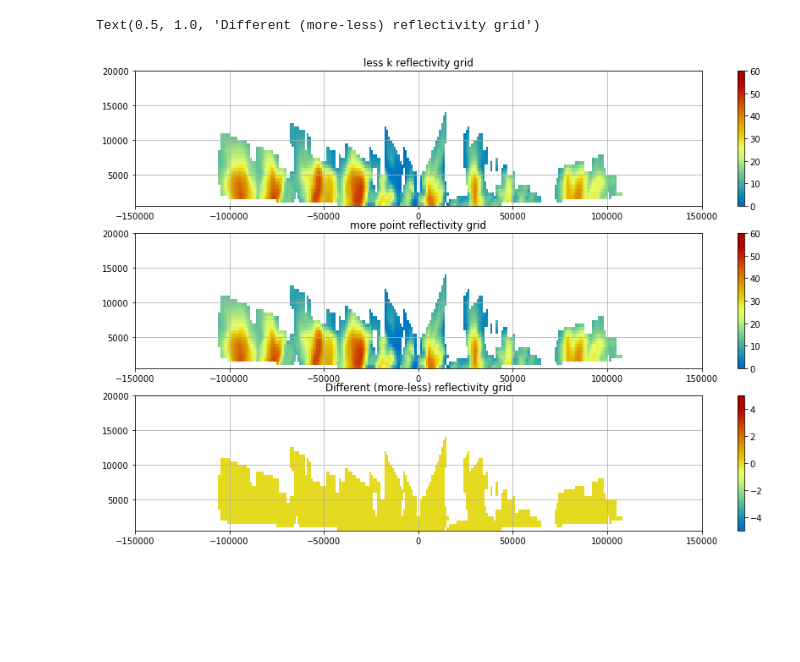
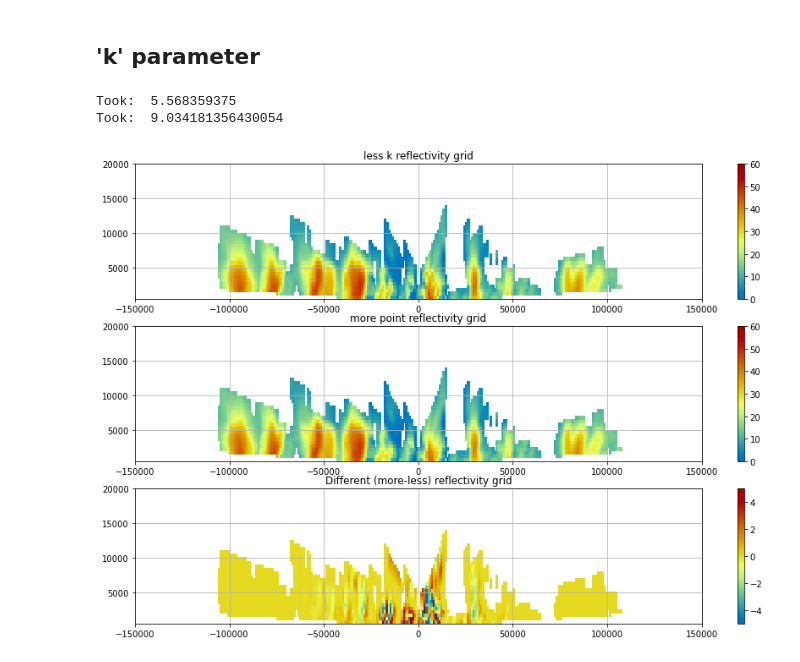
Before and after one commit to jordanbrook/leroi, a Jupyter notebook: notebook/leroi_demonstration.ipynb, the cells around one changed output. Cells and saved outputs as stored; diff of their text form; code cells hidden in the pictures; blank space fills up the shorter version.

```diff
--- a/notebook/leroi_demonstration.ipynb
+++ b/notebook/leroi_demonstration.ipynb
@@ -33,12 +43,12 @@ def _load_radar(radar_ffn, dbz_fname, grid_fields):
     radar = leroi.mask_invalid_data(radar, dbz_fname, add_to = grid_fields, min_field = 0, min_area = 50, return_smooth = False)
     return radar
 
-def run_leroi_grid(radar_ffn, dbz_fname='DBZH', grid_fields=['DBZH','VRADH'], Rc=3500, k=200):
+def run_leroi_grid(radar_ffn, dbz_fname='DBZH', grid_fields=['DBZH','VRADH'], **kwargs):
     #load data
     radar = _load_radar(radar_ffn, dbz_fname, grid_fields)
 
     #run gridding
-    fields = leroi.cressman_ppi_interp(radar, coords, grid_fields, Rc=Rc, k=k, verbose=False)
+    fields = leroi.cressman_ppi_interp(radar, coords, grid_fields, **kwargs)
     grid = leroi.build_pyart_grid(radar, fields, gs, gb)
 
     return grid
@@ -56,16 +66,16 @@ def run_const_cressman(odimh5_ffn, dbz_fname, grid_fields, roi=3500):
                                       weighting_function = 'Cressman', grid_limits=gb, fields=grid_fields, gatefilter=gatefilter)
     return grid
 
-def run_test(odim_ffn, dbz_fname, vrad_name, grid_fields, level=5, yidx=145, k=200):
+def run_test(odim_ffn, dbz_fname, vrad_name, grid_fields, level=5, yidx=145, roi=3500, k=200):
 
     #grid
     start = time()
-    leroi_grid = run_leroi_grid(odim_ffn, dbz_fname=dbz_fname, grid_fields=grid_fields, k=k)
+    leroi_grid = run_leroi_grid(odim_ffn, dbz_fname=dbz_fname, grid_fields=grid_fields, k=k, Rc=roi, verbose=False)
     end = time()
     leroi_time = end-start
 
     start = time()
-    pyart_grid = run_const_cressman(odim_ffn, dbz_fname=dbz_fname, grid_fields=grid_fields)
+    pyart_grid = run_const_cressman(odim_ffn, dbz_fname=dbz_fname, grid_fields=grid_fields, roi=roi)
     end = time()
     pyart_time = end-start
 
@@ -136,34 +148,38 @@ run_test(radar_ffn, dbz_fname='corrected_reflectivity', vrad_name='corrected_vel
+# %% [markdown]
+## 'k' parameter
 # %%
 #compare impact of k (maximum number of neighbours) upon leroi gridding.
 
-less_k = 5
-more_k = 100
+less_k = 50
+more_k = 200
 
 grid_less =  run_leroi_grid(radar_ffn, dbz_fname='corrected_reflectivity',
          grid_fields=['corrected_reflectivity','corrected_velocity'], Rc=3500, k=less_k)
 grid_more =  run_leroi_grid(radar_ffn, dbz_fname='corrected_reflectivity',
          grid_fields=['corrected_reflectivity','corrected_velocity'], Rc=3500, k=more_k)
 
 fig = plt.figure(figsize=(15, 10))
 ax = fig.add_subplot(311)
 m = ax.pcolormesh(x,z,grid_less.fields['corrected_reflectivity']['data'][:,155,:], cmap ='pyart_HomeyerRainbow', vmin = 0, vmax = 60)
 plt.colorbar(m)
 plt.grid()
 ax.set_title('less k reflectivity grid')
 
 ax = fig.add_subplot(312)
 m = ax.pcolormesh(x,z,grid_more.fields['corrected_reflectivity']['data'][:,155,:], cmap ='pyart_HomeyerRainbow', vmin = 0, vmax = 60)
 plt.colorbar(m)
 plt.grid()
 ax.set_title('more point reflectivity grid')
 
 
 ax = fig.add_subplot(313)
 m = ax.pcolormesh(x,z,grid_more.fields['corrected_reflectivity']['data'][:,155,:]-grid_less.fields['corrected_reflectivity']['data'][:,155,:],
                   cmap ='pyart_HomeyerRainbow', vmin = -5, vmax = 5)
 plt.colorbar(m)
 plt.grid()
 ax.set_title('Different (more-less) reflectivity grid')
+plt.show()
 # %% [output]
-Text(0.5, 1.0, 'Different (more-less) reflectivity grid')
+Took:  5.568359375
+Took:  9.034181356430054
-[figure, old version]
+[figure, new version]
```
Also changed, not shown: parts of 7 cells of this notebook, 1 other file.
